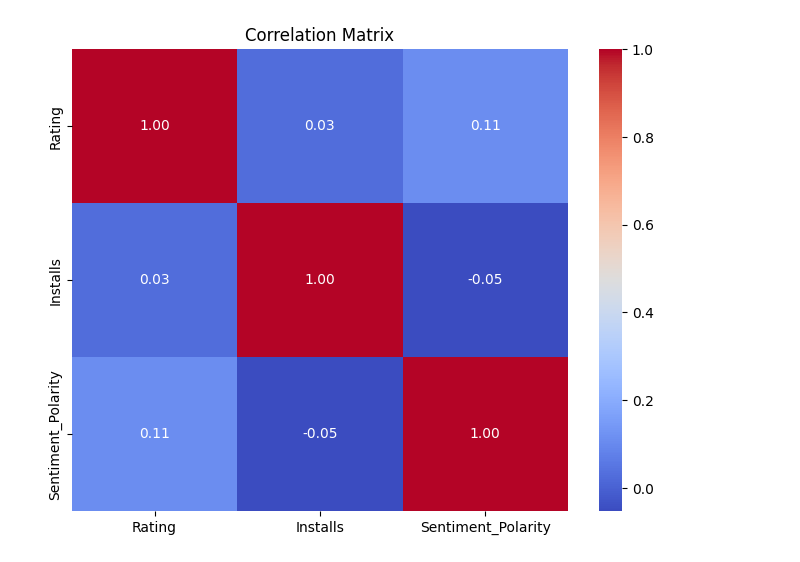
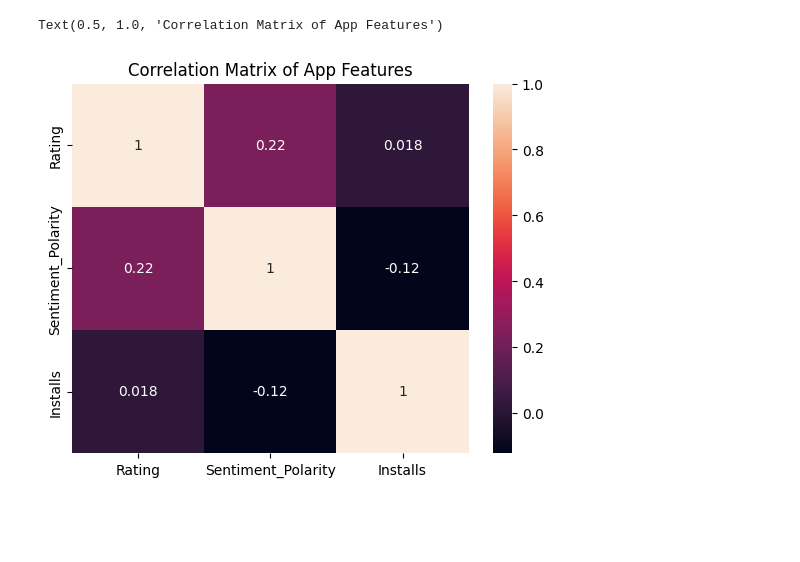
Before and after one commit to bhaskoro-muthohar/ds-delmanio, a Jupyter notebook: notebooks/exploratory_analysis.ipynb, the cells around one changed output. Saved outputs shown, nothing was run; the diff lists cells and outputs as text; code cells hidden in the pictures; blank space fills up the shorter version.

```diff
--- a/notebooks/exploratory_analysis.ipynb
+++ b/notebooks/exploratory_analysis.ipynb
@@ -75,0 +21,6 @@ Passing `palette` without assigning `hue` is deprecated and will be removed in v
+# %%
+import pandas as pd
+
+# Load the datasets
+apps_df = pd.read_csv('../data/googleplaystore.csv')
+reviews_df = pd.read_csv('../data/googleplaystore_user_reviews.csv')
@@ -75,0 +277,12 @@ Passing `palette` without assigning `hue` is deprecated and will be removed in v
+# %%
+from textblob import TextBlob
+
+# Function to extract phrases indicating strong sentiments
+def extract_phrases(text):
+    blob = TextBlob(' '.join(text))  # Convert list of sentences to a single string
+    return [sentence for sentence in blob.sentences if sentence.sentiment.polarity > 0.5 or sentence.sentiment.polarity < -0.5]
+
+# Apply the function to extract phrases from reviews
+apps_enriched_df['Key_Phrases'] = apps_enriched_df['Translated_Review'].apply(extract_phrases)
+# Remove non-numeric characters from 'Installs' column
+apps_enriched_df['Installs'] = apps_enriched_df['Installs'].astype(str).str.replace('[+,]', '', regex=True).astype(float)
@@ -76,9 +295,8 @@ Passing `palette` without assigning `hue` is deprecated and will be removed in v
 # %%
-# Correlation matrix
-correlation = merged_df[['Rating', 'Installs', 'Sentiment_Polarity']].corr()
-plt.figure(figsize=(8, 6))
-sns.heatmap(correlation, annot=True, cmap='coolwarm', fmt=".2f")
-plt.title('Correlation Matrix')
-plt.show()
+# Calculate the correlation matrix
+correlation_matrix = apps_enriched_df[['Rating', 'Sentiment_Polarity', 'Installs']].corr()
+sns.heatmap(correlation_matrix, annot=True)
+plt.title('Correlation Matrix of App Features')
 # %% [output]
+Text(0.5, 1.0, 'Correlation Matrix of App Features')
-[figure, old version]
+[figure, new version]
```
Also changed, not shown: parts of 29 cells of this notebook, 12 other files.
